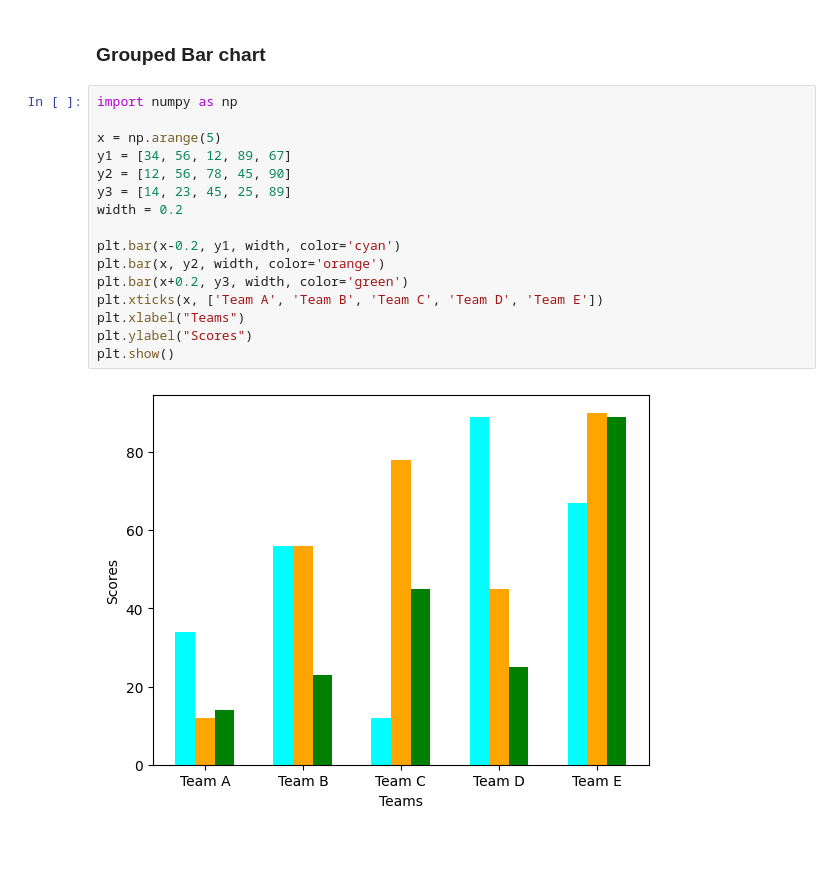
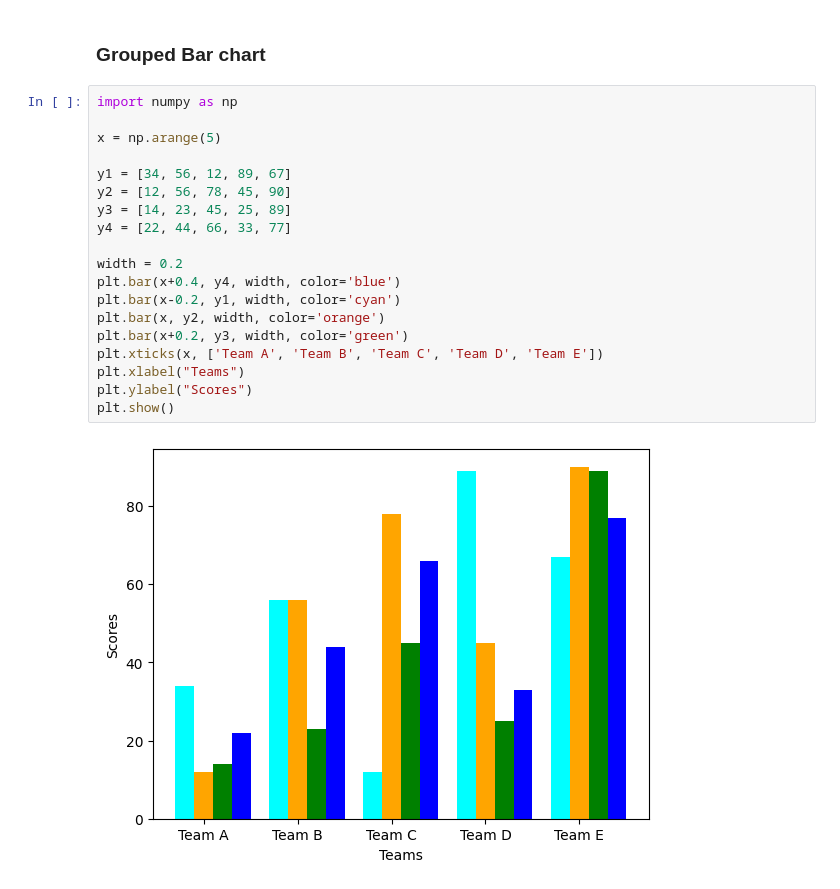
Before and after one commit to khalidkhankakar/Data-Visualization, a Jupyter notebook: class/01.ipynb, the cells around one changed output. Saved outputs shown, nothing was run; the diff lists cells and outputs as text; blank space fills up the shorter version.

```diff
--- a/class/01.ipynb
+++ b/class/01.ipynb
@@ -69,18 +72,21 @@ plt.show()
 # %%
 import numpy as np
 
 x = np.arange(5)
+
 y1 = [34, 56, 12, 89, 67]
 y2 = [12, 56, 78, 45, 90]
 y3 = [14, 23, 45, 25, 89]
+y4 = [22, 44, 66, 33, 77]
+
 width = 0.2
-
+plt.bar(x+0.4, y4, width, color='blue')
 plt.bar(x-0.2, y1, width, color='cyan')
 plt.bar(x, y2, width, color='orange')
 plt.bar(x+0.2, y3, width, color='green')
 plt.xticks(x, ['Team A', 'Team B', 'Team C', 'Team D', 'Team E'])
 plt.xlabel("Teams")
 plt.ylabel("Scores")
 plt.show()
 # %% [output]
-[figure, old version]
+[figure, new version]
```
Also changed, not shown: parts of 9 cells of this notebook, 4 other files.
